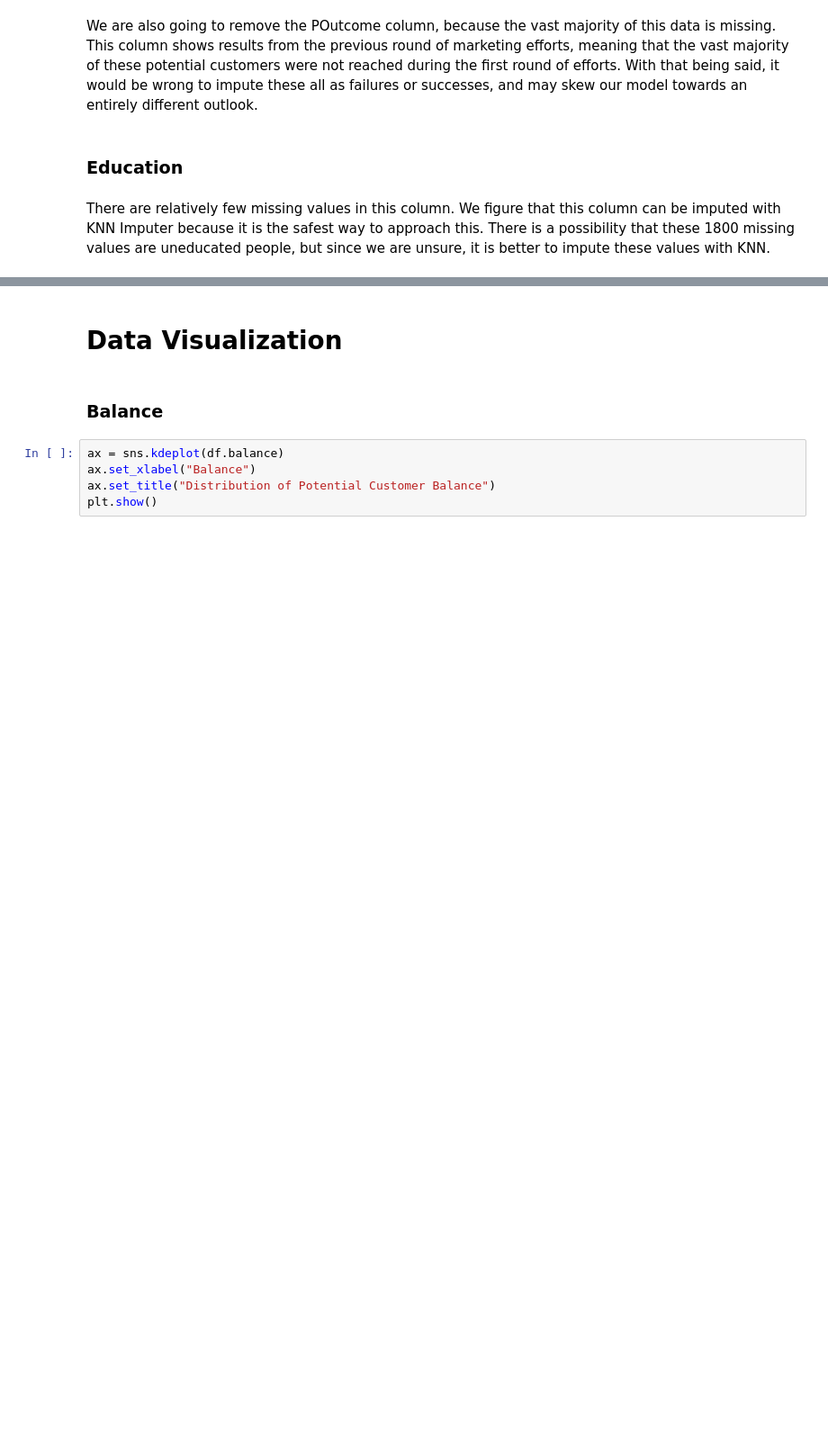
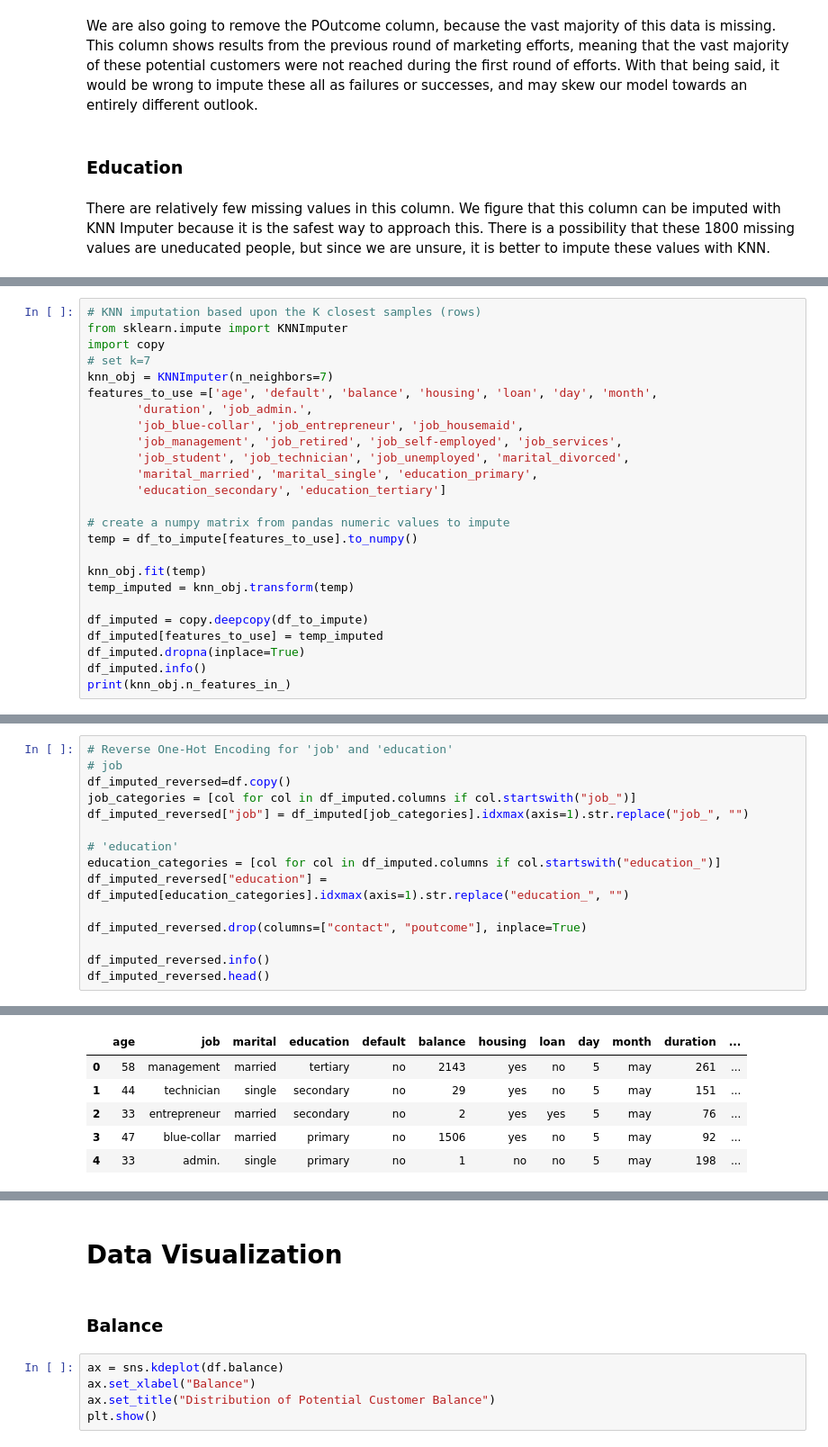
Before and after one commit to colew658/bank_marketing_eda, a Jupyter notebook: eda_lab.ipynb, the cells around one changed output, grey strips where cells are left out. Shown at 90% size. Cells and saved outputs as stored; diff of their text form; blank space fills up the shorter version.

Commit message:
Add KNN imputation code

```diff
--- a/eda_lab.ipynb
+++ b/eda_lab.ipynb
@@ -192,0 +247,25 @@ df.drop(columns=["contact", "poutcome"], inplace=True)
+# %%
+# KNN imputation based upon the K closest samples (rows)
+from sklearn.impute import KNNImputer
+import copy
+# set k=7
+knn_obj = KNNImputer(n_neighbors=7)
+features_to_use =['age', 'default', 'balance', 'housing', 'loan', 'day', 'month',
+       'duration', 'job_admin.',
+       'job_blue-collar', 'job_entrepreneur', 'job_housemaid',
+       'job_management', 'job_retired', 'job_self-employed', 'job_services',
+       'job_student', 'job_technician', 'job_unemployed', 'marital_divorced',
+       'marital_married', 'marital_single', 'education_primary',
+       'education_secondary', 'education_tertiary']
+
+# create a numpy matrix from pandas numeric values to impute
+temp = df_to_impute[features_to_use].to_numpy()
+
+knn_obj.fit(temp)
+temp_imputed = knn_obj.transform(temp)
+
+df_imputed = copy.deepcopy(df_to_impute)
+df_imputed[features_to_use] = temp_imputed
+df_imputed.dropna(inplace=True)
+df_imputed.info()
+print(knn_obj.n_features_in_)
@@ -192,0 +290,16 @@ df.drop(columns=["contact", "poutcome"], inplace=True)
+# %%
+# Reverse One-Hot Encoding for 'job' and 'education'
+# job
+df_imputed_reversed=df.copy()
+job_categories = [col for col in df_imputed.columns if col.startswith("job_")]
+df_imputed_reversed["job"] = df_imputed[job_categories].idxmax(axis=1).str.replace("job_", "")
+
+# 'education'
+education_categories = [col for col in df_imputed.columns if col.startswith("education_")]
+df_imputed_reversed["education"] = df_imputed[education_categories].idxmax(axis=1).str.replace("education_", "")
+
+df_imputed_reversed.drop(columns=["contact", "poutcome"], inplace=True)
+
+df_imputed_reversed.info()
+df_imputed_reversed.head()
+# %% [output]
@@ -192,0 +323,6 @@ df.drop(columns=["contact", "poutcome"], inplace=True)
+|  | age | job | marital | education | default | balance | housing | loan | day | month | duration | ... |
+| 0 | 58 | management | married | tertiary | no | 2143 | yes | no | 5 | may | 261 | ... |
+| 1 | 44 | technician | single | secondary | no | 29 | yes | no | 5 | may | 151 | ... |
+| 2 | 33 | entrepreneur | married | secondary | no | 2 | yes | yes | 5 | may | 76 | ... |
+| 3 | 47 | blue-collar | married | primary | no | 1506 | yes | no | 5 | may | 92 | ... |
+| 4 | 33 | admin. | single | primary | no | 1 | no | no | 5 | may | 198 | ... |
```
Also changed, not shown: parts of 12 cells of this notebook.
